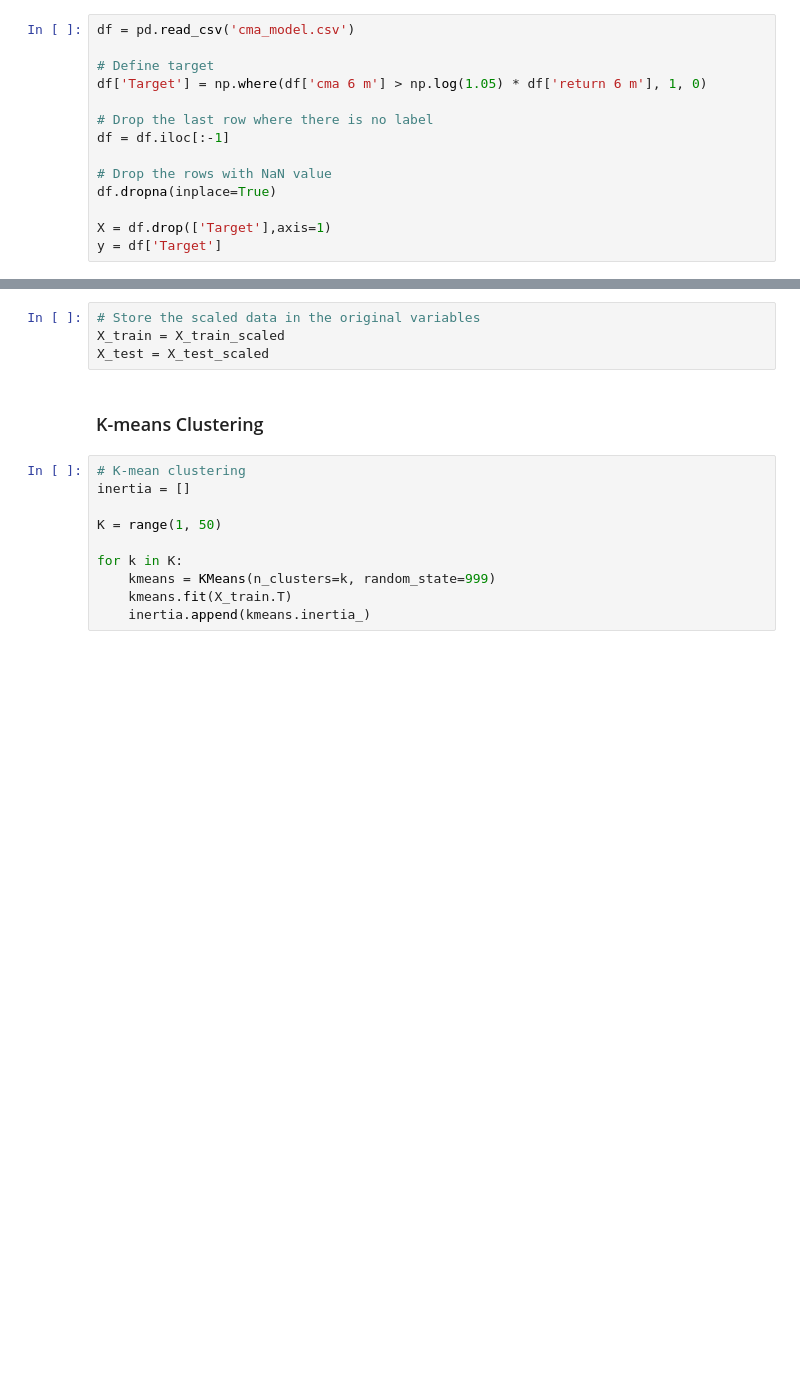
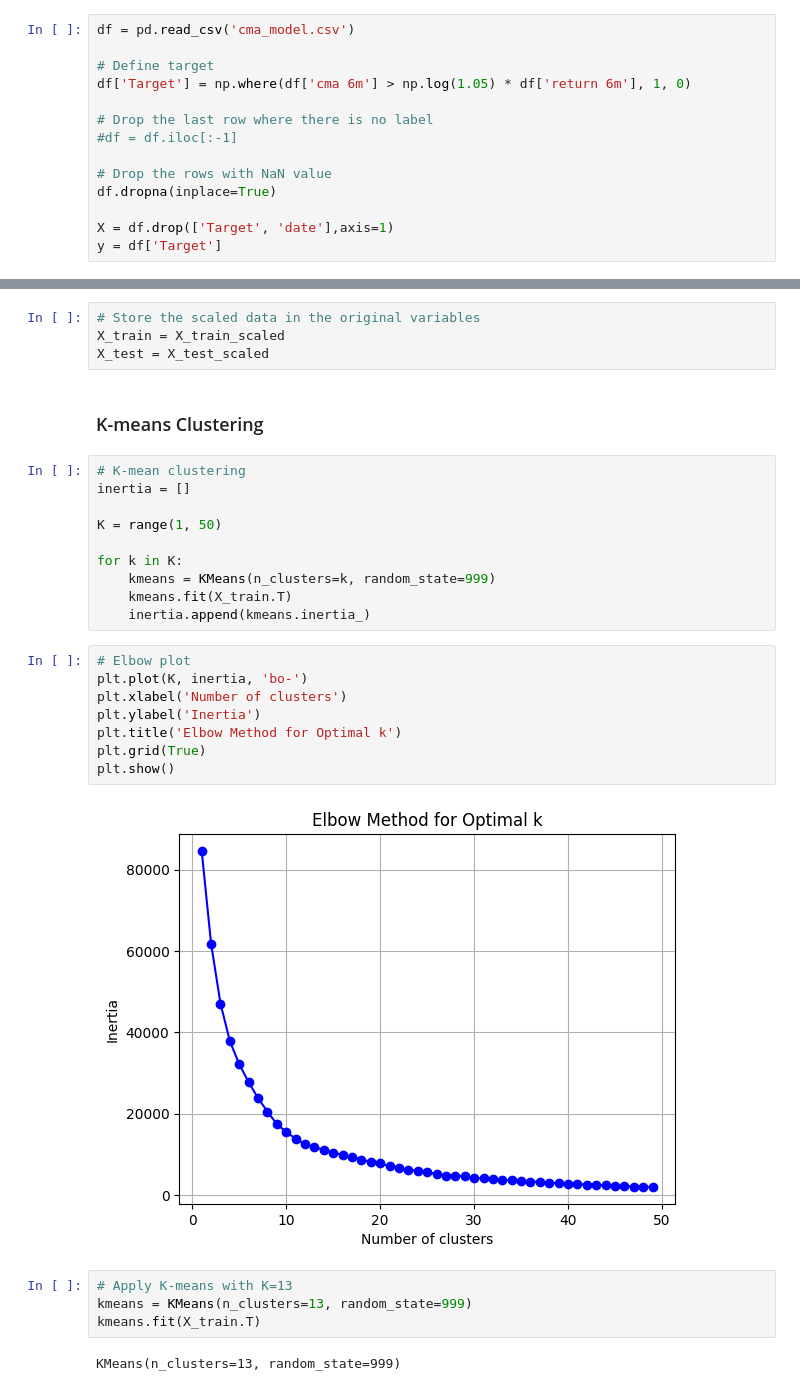
Before and after one commit to NatamonTonfon/NSC, a Jupyter notebook: model/CMA model.ipynb, the cells around one changed output, grey strips where cells are left out. Cells and saved outputs as stored; diff of their text form; blank space fills up the shorter version.

```diff
--- a/model/CMA model.ipynb
+++ b/model/CMA model.ipynb
@@ -359,13 +342,13 @@ NameError: name 'pd' is not defined
 df = pd.read_csv('cma_model.csv')
 
 # Define target
-df['Target'] = np.where(df['cma 6 m'] > np.log(1.05) * df['return 6 m'], 1, 0)
+df['Target'] = np.where(df['cma 6m'] > np.log(1.05) * df['return 6m'], 1, 0)
 
 # Drop the last row where there is no label
-df = df.iloc[:-1]
+#df = df.iloc[:-1]
 
 # Drop the rows with NaN value
 df.dropna(inplace=True)
 
-X = df.drop(['Target'],axis=1)
+X = df.drop(['Target', 'date'],axis=1)
 y = df['Target']
@@ -410,3 +417,19 @@ for k in K:
     kmeans = KMeans(n_clusters=k, random_state=999)
     kmeans.fit(X_train.T)
     inertia.append(kmeans.inertia_)
+# %%
+# Elbow plot
+plt.plot(K, inertia, 'bo-')
+plt.xlabel('Number of clusters')
+plt.ylabel('Inertia')
+plt.title('Elbow Method for Optimal k')
+plt.grid(True)
+plt.show()
+# %% [output]
+[figure, added]
+# %%
+# Apply K-means with K=13
+kmeans = KMeans(n_clusters=13, random_state=999)
+kmeans.fit(X_train.T)
+# %% [output]
+KMeans(n_clusters=13, random_state=999)
```
Also changed, not shown: parts of 14 cells of this notebook, 1 other file.
